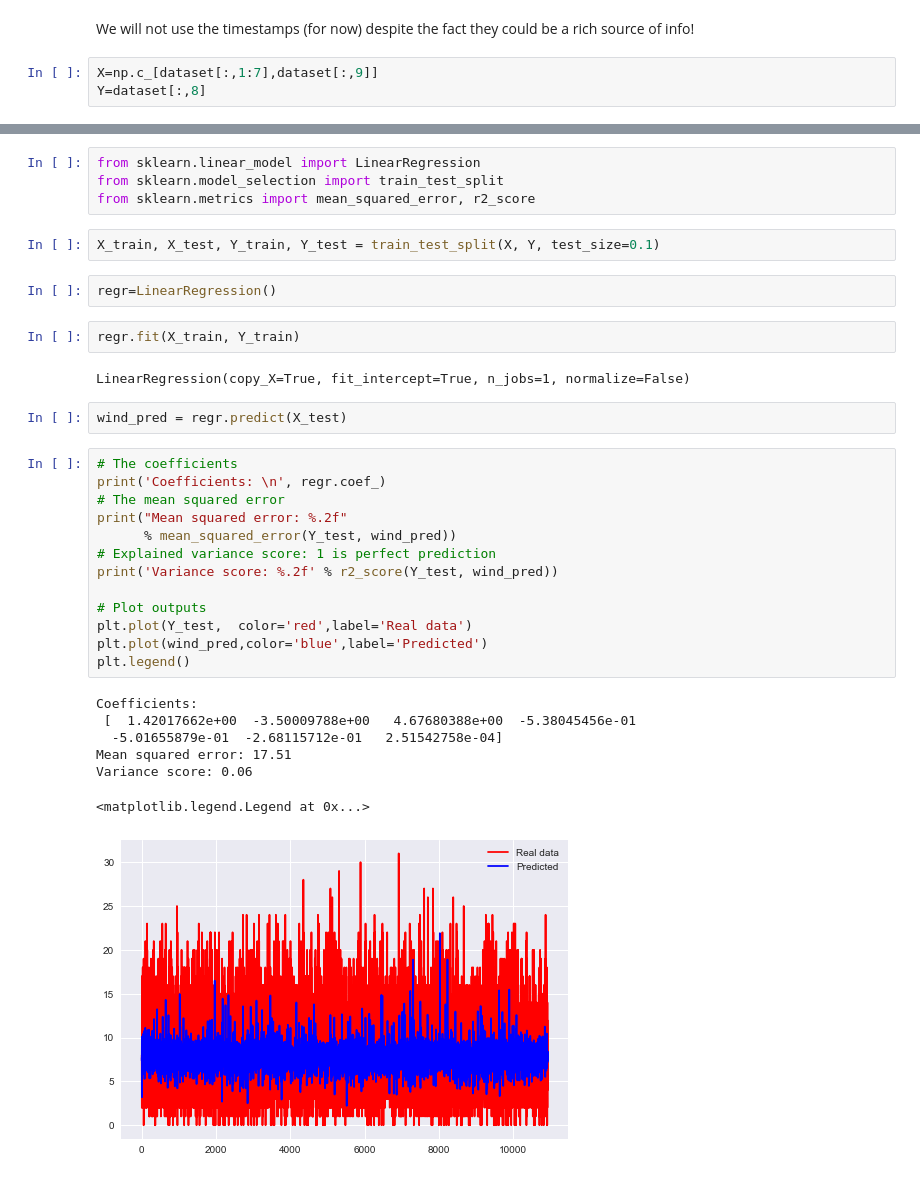
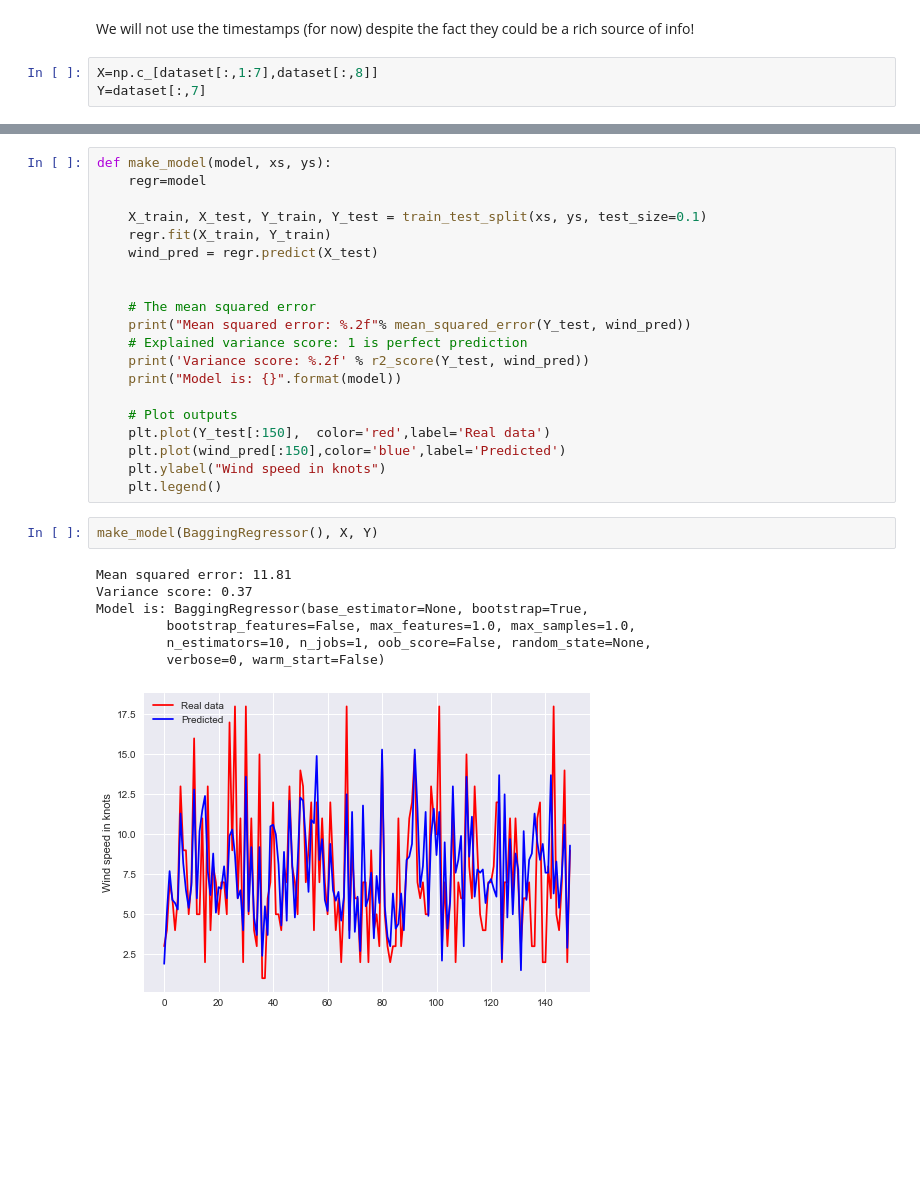
Before and after one commit to craigerboi/Wexford_wind, a Jupyter notebook: Wexford_wind_data.ipynb, the cells around one changed output, grey strips where cells are left out. Saved outputs shown, nothing was run; the diff lists cells and outputs as text; blank space fills up the shorter version.

```diff
--- a/Wexford_wind_data.ipynb
+++ b/Wexford_wind_data.ipynb
@@ -109,5 +105,5 @@ dataset = df.values
 # %% [markdown]
 We will not use the timestamps (for now) despite the fact they could be a rich source of info!
 # %%
-X=np.c_[dataset[:,1:7],dataset[:,9]]
-Y=dataset[:,8]
+X=np.c_[dataset[:,1:7],dataset[:,8]]
+Y=dataset[:,7]
@@ -119,35 +110,30 @@ df['wdsp'].plot()
-# %%
-from sklearn.linear_model import LinearRegression
-from sklearn.model_selection import train_test_split
-from sklearn.metrics import mean_squared_error, r2_score
-# %%
-X_train, X_test, Y_train, Y_test = train_test_split(X, Y, test_size=0.1)
-# %%
-regr=LinearRegression()
-# %%
-regr.fit(X_train, Y_train)
-# %% [output]
-LinearRegression(copy_X=True, fit_intercept=True, n_jobs=1, normalize=False)
-# %%
-wind_pred = regr.predict(X_test)
 # %%
-# The coefficients
-print('Coefficients: \n', regr.coef_)
-# The mean squared error
-print("Mean squared error: %.2f"
-      % mean_squared_error(Y_test, wind_pred))
-# Explained variance score: 1 is perfect prediction
-print('Variance score: %.2f' % r2_score(Y_test, wind_pred))
+def make_model(model, xs, ys):
+    regr=model
 
-# Plot outputs
-plt.plot(Y_test,  color='red',label='Real data')
-plt.plot(wind_pred,color='blue',label='Predicted')
-plt.legend()
+    X_train, X_test, Y_train, Y_test = train_test_split(xs, ys, test_size=0.1)
+    regr.fit(X_train, Y_train)
+    wind_pred = regr.predict(X_test)
+
+
+    # The mean squared error
+    print("Mean squared error: %.2f"% mean_squared_error(Y_test, wind_pred))
+    # Explained variance score: 1 is perfect prediction
+    print('Variance score: %.2f' % r2_score(Y_test, wind_pred))
+    print("Model is: {}".format(model))
+
+    # Plot outputs
+    plt.plot(Y_test[:150],  color='red',label='Real data')
+    plt.plot(wind_pred[:150],color='blue',label='Predicted')
+    plt.ylabel("Wind speed in knots")
+    plt.legend()
-# %% [output]
-Coefficients:
- [  1.42017662e+00  -3.50009788e+00   4.67680388e+00  -5.38045456e-01
-  -5.01655879e-01  -2.68115712e-01   2.51542758e-04]
-Mean squared error: 17.51
-Variance score: 0.06
-<matplotlib.legend.Legend at 0x...>
-[figure, removed]
+# %%
+make_model(BaggingRegressor(), X, Y)
+# %% [output]
+Mean squared error: 11.81
+Variance score: 0.37
+Model is: BaggingRegressor(base_estimator=None, bootstrap=True,
+         bootstrap_features=False, max_features=1.0, max_samples=1.0,
+         n_estimators=10, n_jobs=1, oob_score=False, random_state=None,
+         verbose=0, warm_start=False)
+[figure, added]
```
Also changed, not shown: parts of 19 cells of this notebook.
